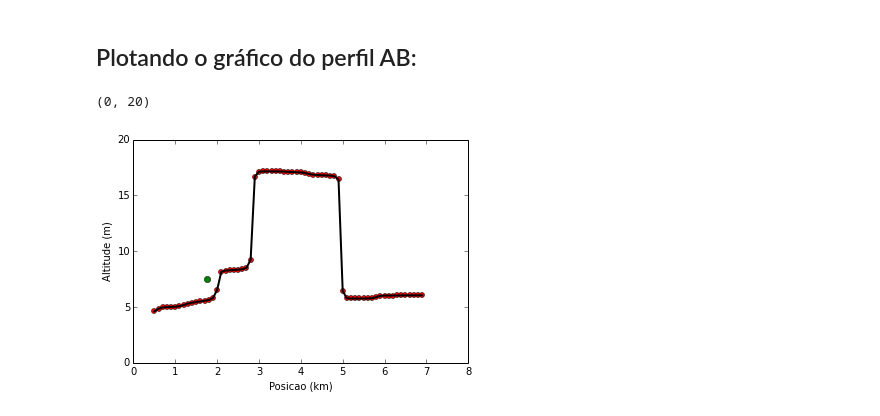
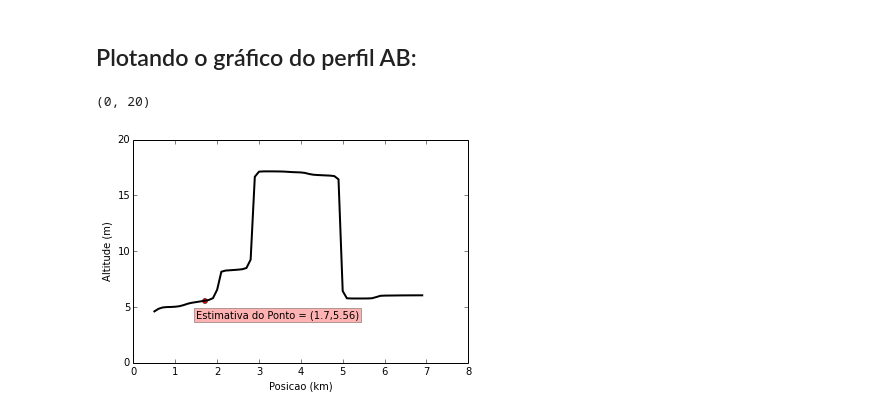
Before and after one commit to dIOGOLOC/exercicios_mestrado, a Jupyter notebook: metodos_computacionais/interpolacao_ponderada.ipynb, the cells around one changed output. Saved outputs shown, nothing was run; the diff lists cells and outputs as text; code cells hidden in the pictures.

```diff
--- a/metodos_computacionais/interpolacao_ponderada.ipynb
+++ b/metodos_computacionais/interpolacao_ponderada.ipynb
@@ -215,12 +183,12 @@ print(interpolAB)
 # %% [markdown]
 <h2>Plotando o gráfico do perfil AB:</h2>
 # %%
-plt.plot(xab,interpolAB,'or',xab,interpolAB,'k',lw=2,markersize=5)
+plt.plot(xab[12],interpolAB[12],'or',xab,interpolAB,'k',lw=2,markersize=5)
 plt.xlabel('Posicao (km)')
 plt.ylabel('Altitude (m)')
-plt.plot(1.75,7.5,'og')
+plt.text(1.5,4,'Estimativa do Ponto = (1.7,5.56)',bbox=dict(facecolor='red', alpha=0.3))
 plt.xlim(0,8)
 plt.ylim(0,20)
 # %% [output]
 (0, 20)
-[figure, old version]
+[figure, new version]
```
Also changed, not shown: parts of 5 cells of this notebook.
